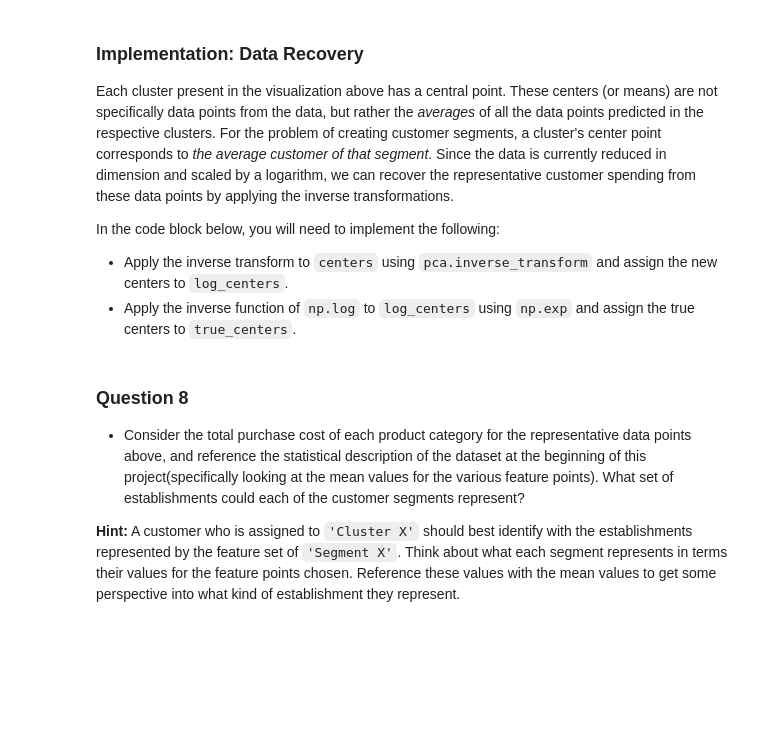
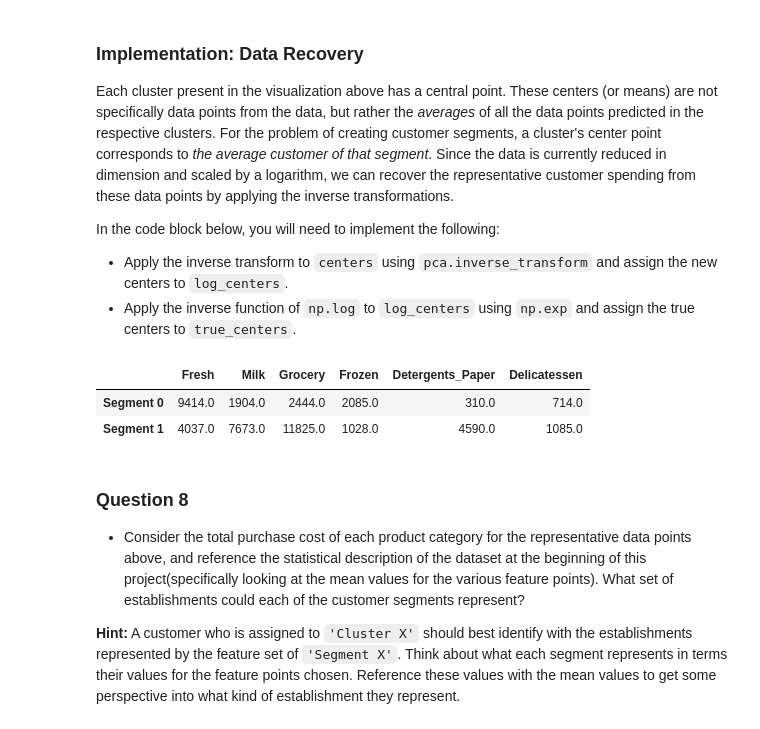
Before and after one commit to thiagoramos23/machine-learning, a Jupyter notebook: projects/customer_segments/customer_segments.ipynb, the cells around one changed output. Cells and saved outputs as stored; diff of their text form; code cells hidden in the pictures; blank space fills up the shorter version.

```diff
--- a/projects/customer_segments/customer_segments.ipynb
+++ b/projects/customer_segments/customer_segments.ipynb
@@ -401,13 +402,14 @@ In the code block below, you will need to implement the following:
  - Apply a PCA transformation of `log_samples` using `pca.transform`, and assign the results to `pca_samples`.
 # %%
 # TODO: Apply PCA by fitting the good data with only two dimensions
-pca = None
+pca = PCA(n_components=2)
+pca.fit(good_data)
 
 # TODO: Transform the good data using the PCA fit above
-reduced_data = None
+reduced_data = pca.transform(good_data)
 
 # TODO: Transform log_samples using the PCA fit above
-pca_samples = None
+pca_samples = pca.transform(log_samples)
 
 # Create a DataFrame for the reduced data
 reduced_data = pd.DataFrame(reduced_data, columns = ['Dimension 1', 'Dimension 2'])
@@ -457,17 +473,21 @@ In the code block below, you will need to implement the following:
  - Import `sklearn.metrics.silhouette_score` and calculate the silhouette score of `reduced_data` against `preds`.
    - Assign the silhouette score to `score` and print the result.
 # %%
+from sklearn.cluster import KMeans
+from sklearn.metrics import silhouette_score
 # TODO: Apply your clustering algorithm of choice to the reduced data
-clusterer = None
+kmeans = KMeans(n_clusters=2)
+
+clusterer = kmeans.fit(reduced_data)
 
 # TODO: Predict the cluster for each data point
-preds = None
+preds = clusterer.predict(reduced_data)
 
 # TODO: Find the cluster centers
-centers = None
+centers = clusterer.cluster_centers_
 
 # TODO: Predict the cluster for each transformed sample data point
-sample_preds = None
+sample_preds = clusterer.predict(pca_samples)
 
 # TODO: Calculate the mean silhouette coefficient for the number of clusters chosen
-score = None
+silhouette_score(reduced_data, preds)
@@ -493,16 +532,20 @@ In the code block below, you will need to implement the following:
  - Apply the inverse function of `np.log` to `log_centers` using `np.exp` and assign the true centers to `true_centers`.
 # %%
 # TODO: Inverse transform the centers
-log_centers = None
+log_centers = pca.inverse_transform(centers)
 
 # TODO: Exponentiate the centers
-true_centers = None
+true_centers = np.exp(log_centers)
 
 # Display the true centers
 segments = ['Segment {}'.format(i) for i in range(0,len(centers))]
 true_centers = pd.DataFrame(np.round(true_centers), columns = data.keys())
 true_centers.index = segments
-display(true_centers)
+true_centers.head()
+# %% [output]
+|  | Fresh | Milk | Grocery | Frozen | Detergents_Paper | Delicatessen |
+| Segment 0 | 9414.0 | 1904.0 | 2444.0 | 2085.0 | 310.0 | 714.0 |
+| Segment 1 | 4037.0 | 7673.0 | 11825.0 | 1028.0 | 4590.0 | 1085.0 |
 # %% [markdown]
 ### Question 8
 
```
Also changed, not shown: parts of 35 cells of this notebook, 1 other file.
